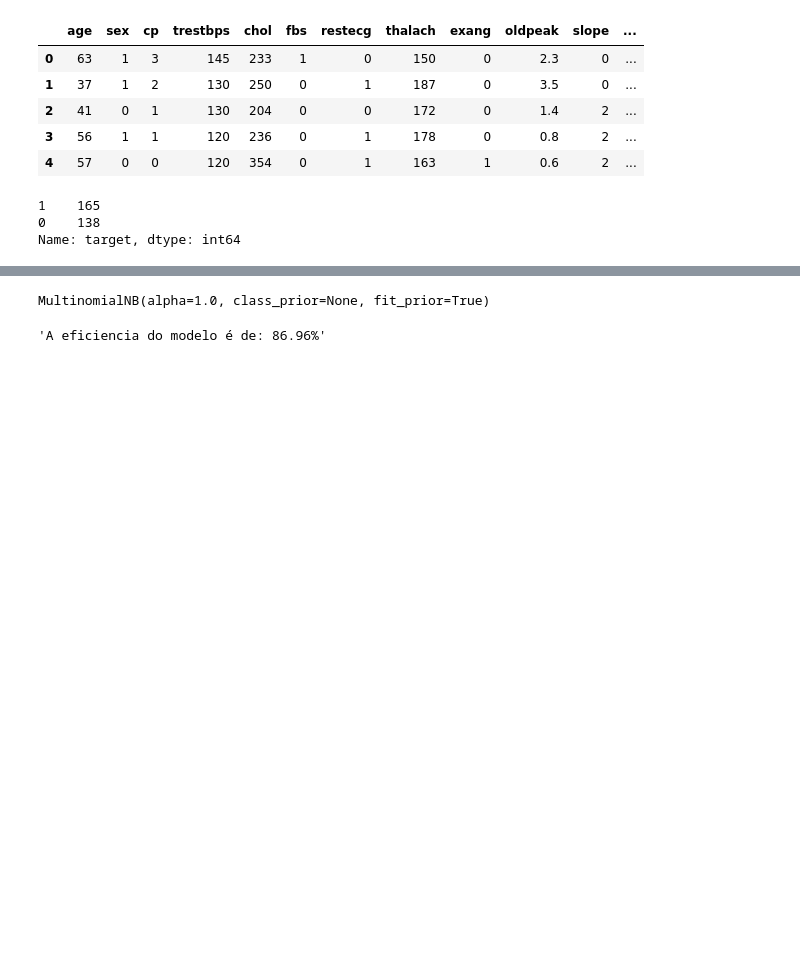
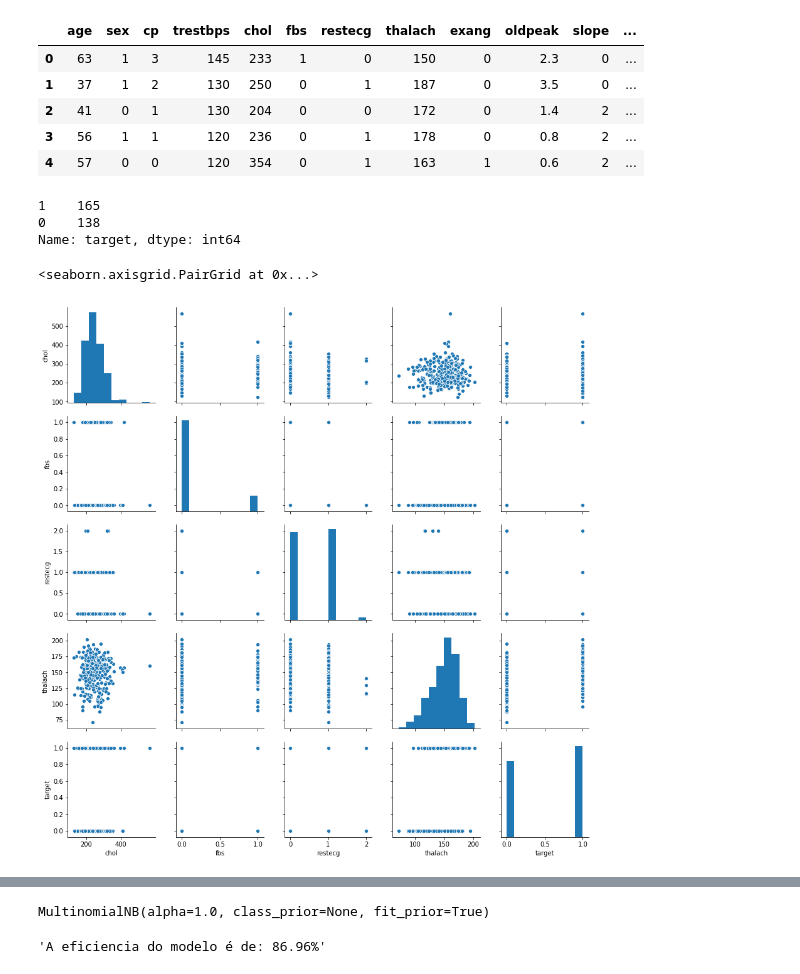
Before and after one commit to murilommen/heart-disease-uci, a Jupyter notebook: data_exploration.ipynb, the cells around one changed output, grey strips where cells are left out. Drawn from its saved outputs; the diff is of its cells as text; code cells hidden in the pictures; blank space fills up the shorter version.

```diff
--- a/data_exploration.ipynb
+++ b/data_exploration.ipynb
@@ -26,0 +23,5 @@ y = df.iloc[:,-1]
+# %%
+sns.pairplot(df[['chol','fbs','restecg','thalach','target']])
+# %% [output]
+<seaborn.axisgrid.PairGrid at 0x...>
+[figure, added]
```
Also changed, not shown: parts of 17 cells of this notebook.
